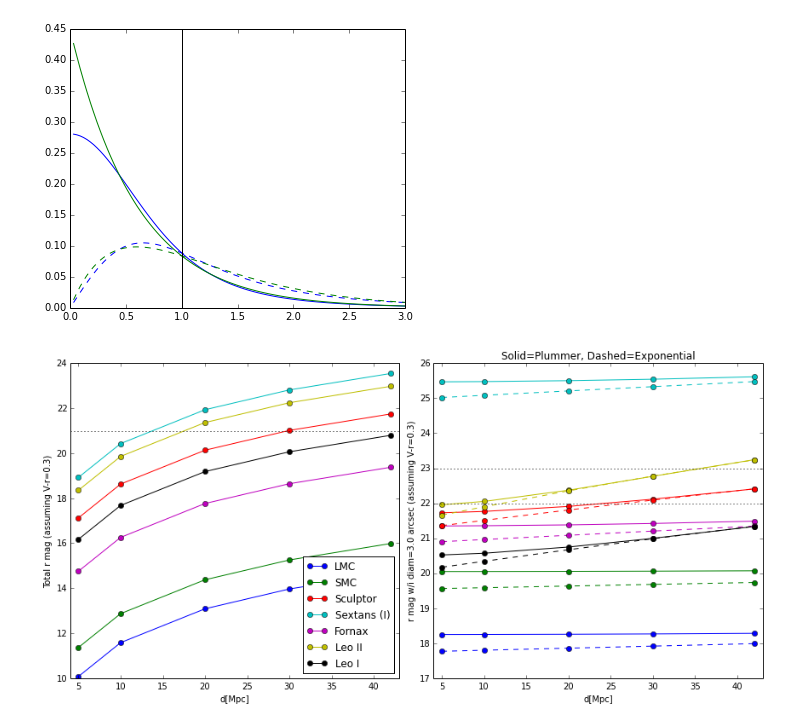
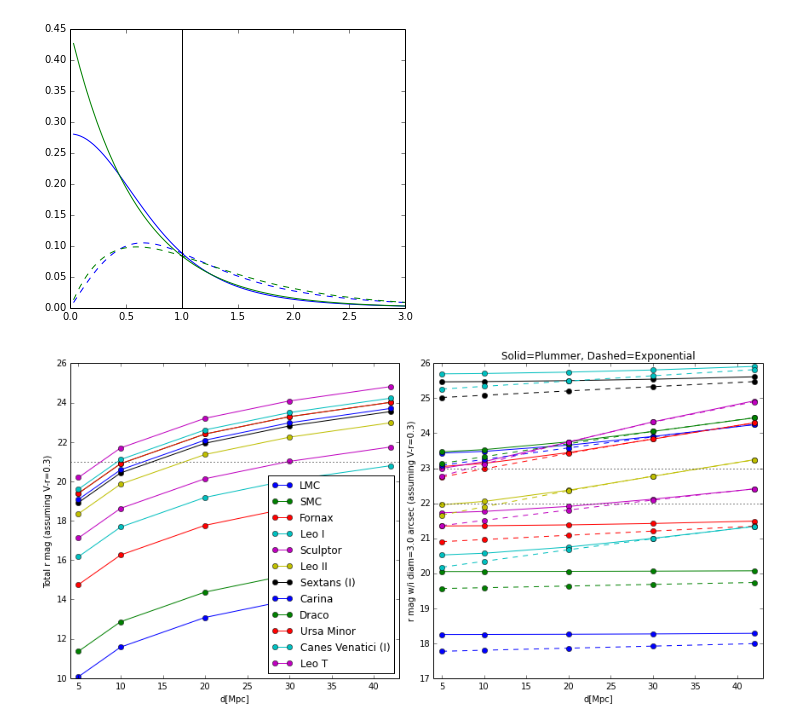
Before and after one commit to sagasurvey/erik, a Jupyter notebook: ipython_notebooks/dSph_at_distance_plots.ipynb, the cells around one changed output. Cells and saved outputs as stored; diff of their text form; code cells hidden in the pictures.

```diff
--- a/ipython_notebooks/dSph_at_distance_plots.ipynb
+++ b/ipython_notebooks/dSph_at_distance_plots.ipynb
@@ -289,0 +275,16 @@ array(['Sagittarius dSph', 'Segue (I)', 'Ursa Major II', 'Bootes II',
+# %%
+#the MW sats
+sample = mcconndat['distance']<420
+sample[mcconndat['name']=='Canis Major'] = False
+sample[mcconndat['name']=='Phoenix'] = False
+sample[mcconndat['name']=='Phoenix'] = False
+sample[mcconndat['name']=='Sagittarius dSph'] = False  # disrupting
+
+#special-case including some of the bright M31 objects
+sample[mcconndat['name']=='M32'] = True
+sample[mcconndat['name']=='NGC 147'] = True
+sample[mcconndat['name']=='NGC 185'] = True
+sample[mcconndat['name']=='NGC 205'] = True
+
+ldat = mcconndat[sample]
+ldat['name']
@@ -307,6 +317,7 @@ dists = [5, 10, 20, 30, 42] * u.Mpc
 distmods = 5*np.log10(dists/(10*u.pc))
 # %%
 data = ldat[ldat['Vabs']<-10]
+data = data[np.argsort(data['Vabs'])]
 
 plt.figure(figsize=(12,5))
 plt.subplot(1,2,1)
@@ -323,6 +334,7 @@ plt.ylabel('apparent size [arcsec]')
 plt.legend(loc=0)
 plt.ylim(0,20)
 plt.axhline(2, c='k', ls='--')
+plt.axhline(0.7, c='k', ls=':')
 
 plt.tight_layout()
 # %% [output]
@@ -384,7 +396,8 @@ def gal_mag_frac(gal, frac, dist):
     fluxd = flux * ((10*u.pc/dist)**2).decompose().value
     return -2.5*np.log10(frac*fluxd)
 # %%
-data = ldat[(ldat['Vabs']<-9.2)&~np.in1d(ldat['name'], ['Sagittarius dSph'])]
+data = ldat[(ldat['Vabs']<-8)&(ldat['distance']<500)]
+data = data[np.argsort(data['Vabs'])]
 rad = 3*u.arcsec/2 #3" diam = fibermag
 Vmr=0.3
 
@@ -410,31 +423,31 @@ plt.subplot(1,2,1)
 plt.legend(loc=0)
 
 #now exp
 for i, gal in enumerate(data):
     fracs = np.array([frac_inside(gal, rad, dist, 'exp') for dist in dists])
     fibmags = gal_mag_frac(gal, fracs, dists) - Vmr
     totmags = gal_mag_frac(gal, np.ones_like(fracs), dists) - Vmr
 
     #plt.subplot(1,2,1)
     #plt.plot(dists.value, totmags,'-o',color=cc[i],label=gal['name'])
 
     plt.subplot(1,2,2)
     plt.plot(dists.value, fibmags,'--o',color=cc[i],label=gal['name'])
 
 plt.subplot(1,2,1)
 plt.xlabel('d[Mpc]')
 plt.ylabel('Total r mag (assuming V-r={1})'.format(rad*2, Vmr))
 plt.xlim(4,43)
 plt.axhline(21, c='k', ls=':')
 
 plt.subplot(1,2,2)
 plt.xlabel('d[Mpc]')
 plt.ylabel('r mag w/i diam={0} (assuming V-r={1})'.format(rad*2, Vmr))
 plt.xlim(4,43)
 plt.axhline(22, c='k', ls=':')
 plt.axhline(23, c='k', ls=':')
 plt.title('Solid=Plummer, Dashed=Exponential')
 
 plt.tight_layout()
 # %% [output]
-[figure, old version]
+[figure, new version]
```
Also changed, not shown: parts of 4 cells of this notebook, 1 other file.
